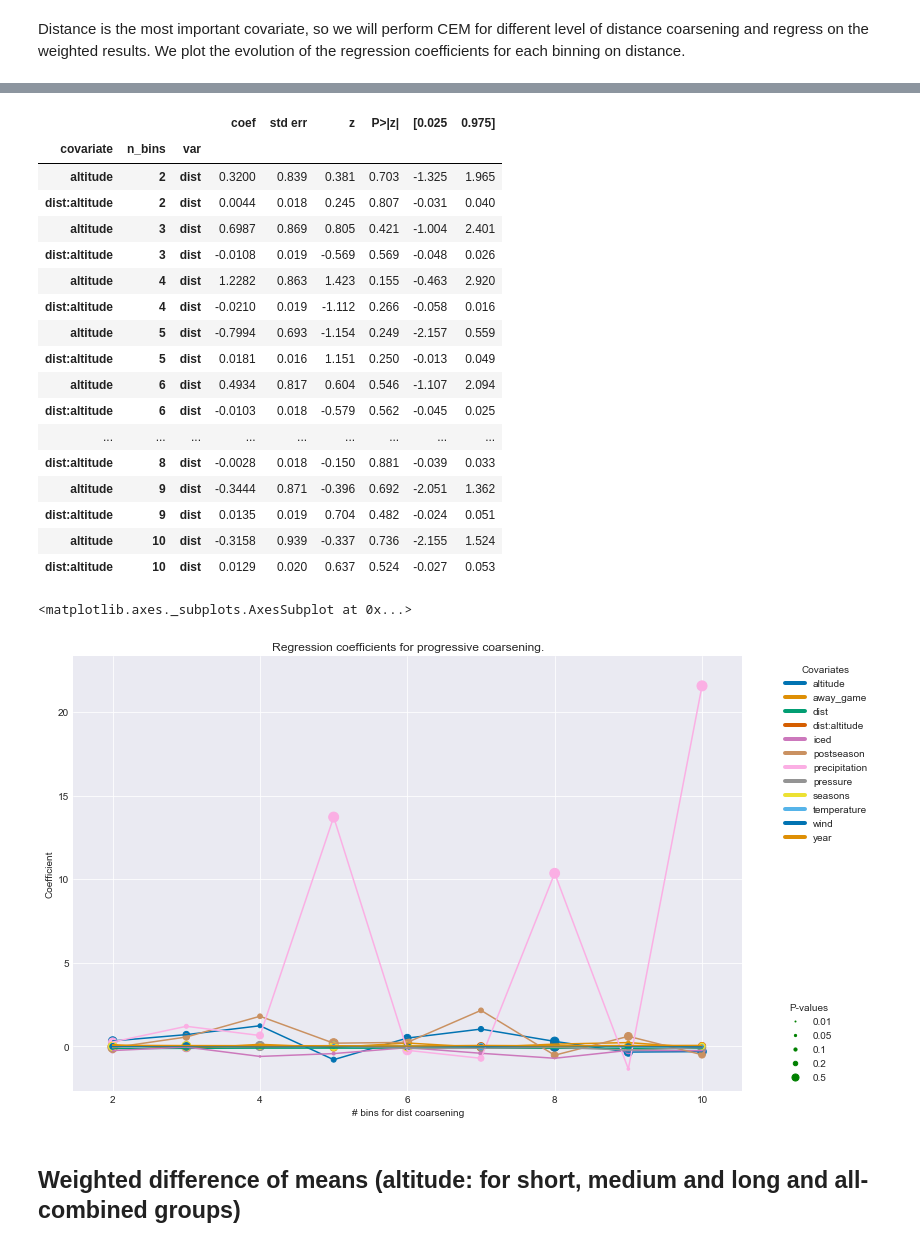
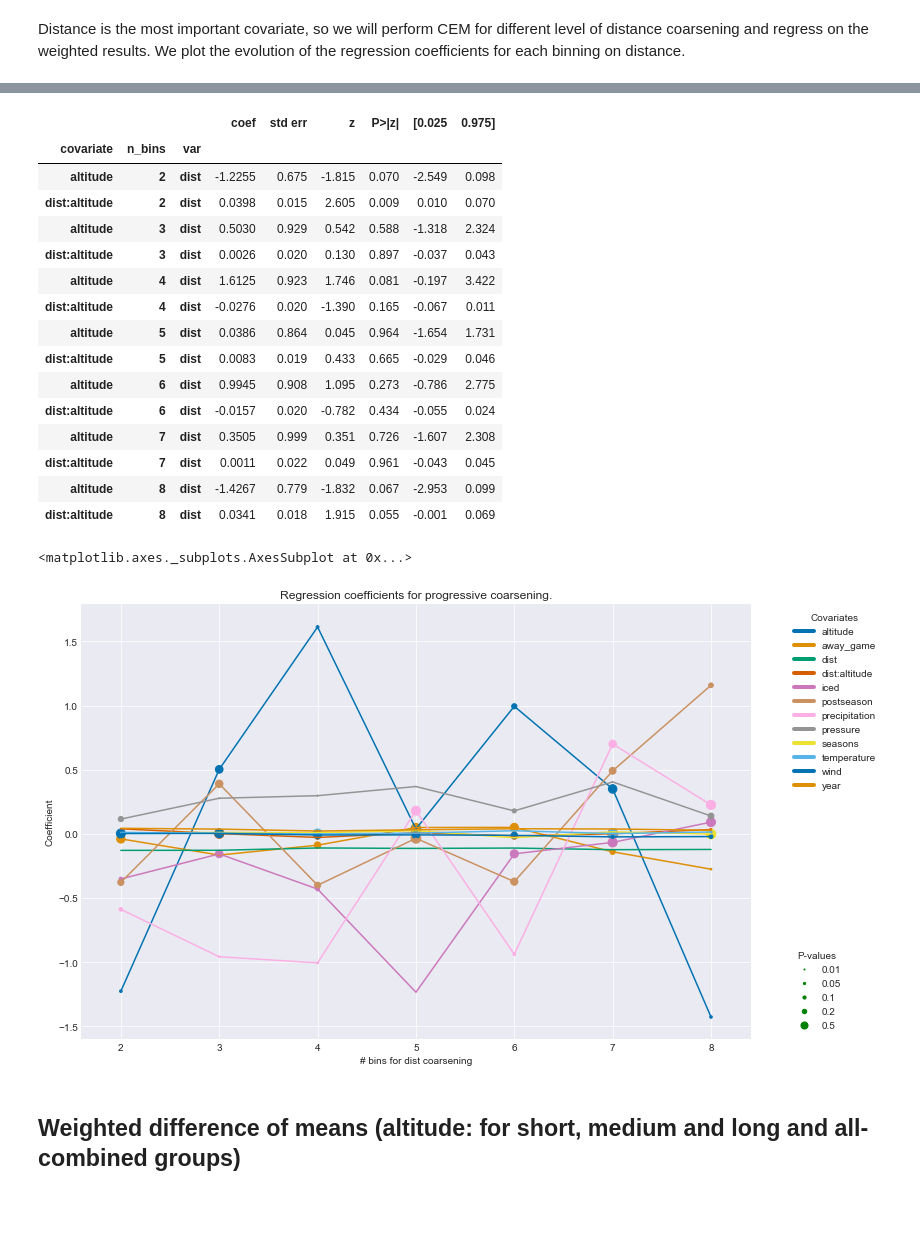
Before and after one commit to lewisbails/nfl-project, a Jupyter notebook: notebooks/field_goals.ipynb, the cells around one changed output, grey strips where cells are left out. Drawn from its saved outputs; the diff is of its cells as text; code cells hidden in the pictures; blank space fills up the shorter version.

```diff
--- a/notebooks/field_goals.ipynb
+++ b/notebooks/field_goals.ipynb
@@ -109,2 +109,4 @@ df
 # %%
 continuous = ['dist', 'year', 'seasons', 'temperature', 'wind', 'pressure']
+cem = CEM(df, T, 'good', continuous)
+# cem = CEM(df, T, 'good', continuous, H=5)
@@ -302,5 +284,6 @@ bins
  'away_game': {'bins': 2, 'cut': 'cut'}}
 # %%
 #model
+relax_on = [('dist', range(2,9), 'cut'),]
 formula = 'good ~ ' + ' + '.join(df.drop(['good']+drop, axis=1).columns) + f' + dist*{T}'
-summary = CEM.regress(df, T, 'good', bins, formula=formula, drop=drop, continuous=continuous)
+regressed = cem.regress(coarsening, relax_on, formula=formula, drop=drop)
@@ -321,29 +314,27 @@ summary.coarsenings()
 # %%
-summary.covariates().loc[[T,f'dist:{T}'], :]
+regressed.covariates().loc[[T,f'dist:{T}'], :]
 # %% [output]
 |  |  |  | coef | std err | z | P>|z| | [0.025 | 0.975] |
 | covariate | n_bins | var |  |  |  |  |  |  |
-| altitude | 2 | dist | 0.3200 | 0.839 | 0.381 | 0.703 | -1.325 | 1.965 |
-| dist:altitude | 2 | dist | 0.0044 | 0.018 | 0.245 | 0.807 | -0.031 | 0.040 |
-| altitude | 3 | dist | 0.6987 | 0.869 | 0.805 | 0.421 | -1.004 | 2.401 |
-| dist:altitude | 3 | dist | -0.0108 | 0.019 | -0.569 | 0.569 | -0.048 | 0.026 |
-| altitude | 4 | dist | 1.2282 | 0.863 | 1.423 | 0.155 | -0.463 | 2.920 |
-| dist:altitude | 4 | dist | -0.0210 | 0.019 | -1.112 | 0.266 | -0.058 | 0.016 |
-| altitude | 5 | dist | -0.7994 | 0.693 | -1.154 | 0.249 | -2.157 | 0.559 |
-| dist:altitude | 5 | dist | 0.0181 | 0.016 | 1.151 | 0.250 | -0.013 | 0.049 |
-| altitude | 6 | dist | 0.4934 | 0.817 | 0.604 | 0.546 | -1.107 | 2.094 |
-| dist:altitude | 6 | dist | -0.0103 | 0.018 | -0.579 | 0.562 | -0.045 | 0.025 |
-| ... | ... | ... | ... | ... | ... | ... | ... | ... |
-| dist:altitude | 8 | dist | -0.0028 | 0.018 | -0.150 | 0.881 | -0.039 | 0.033 |
-| altitude | 9 | dist | -0.3444 | 0.871 | -0.396 | 0.692 | -2.051 | 1.362 |
-| dist:altitude | 9 | dist | 0.0135 | 0.019 | 0.704 | 0.482 | -0.024 | 0.051 |
-| altitude | 10 | dist | -0.3158 | 0.939 | -0.337 | 0.736 | -2.155 | 1.524 |
-| dist:altitude | 10 | dist | 0.0129 | 0.020 | 0.637 | 0.524 | -0.027 | 0.053 |
+| altitude | 2 | dist | -1.2255 | 0.675 | -1.815 | 0.070 | -2.549 | 0.098 |
+| dist:altitude | 2 | dist | 0.0398 | 0.015 | 2.605 | 0.009 | 0.010 | 0.070 |
+| altitude | 3 | dist | 0.5030 | 0.929 | 0.542 | 0.588 | -1.318 | 2.324 |
+| dist:altitude | 3 | dist | 0.0026 | 0.020 | 0.130 | 0.897 | -0.037 | 0.043 |
+| altitude | 4 | dist | 1.6125 | 0.923 | 1.746 | 0.081 | -0.197 | 3.422 |
+| dist:altitude | 4 | dist | -0.0276 | 0.020 | -1.390 | 0.165 | -0.067 | 0.011 |
+| altitude | 5 | dist | 0.0386 | 0.864 | 0.045 | 0.964 | -1.654 | 1.731 |
+| dist:altitude | 5 | dist | 0.0083 | 0.019 | 0.433 | 0.665 | -0.029 | 0.046 |
+| altitude | 6 | dist | 0.9945 | 0.908 | 1.095 | 0.273 | -0.786 | 2.775 |
+| dist:altitude | 6 | dist | -0.0157 | 0.020 | -0.782 | 0.434 | -0.055 | 0.024 |
+| altitude | 7 | dist | 0.3505 | 0.999 | 0.351 | 0.726 | -1.607 | 2.308 |
+| dist:altitude | 7 | dist | 0.0011 | 0.022 | 0.049 | 0.961 | -0.043 | 0.045 |
+| altitude | 8 | dist | -1.4267 | 0.779 | -1.832 | 0.067 | -2.953 | 0.099 |
+| dist:altitude | 8 | dist | 0.0341 | 0.018 | 1.915 | 0.055 | -0.001 | 0.069 |
 # %%
-summary.plot(stars=False)
+regressed.plot(stars=False)
 # %% [output]
 <matplotlib.axes._subplots.AxesSubplot at 0x...>
-[figure, old version]
+[figure, new version]
 # %% [markdown]
 ## Weighted difference of means (altitude: for short, medium and long and all-combined groups)
 # %%
```
Also changed, not shown: parts of 29 cells of this notebook, 1 other file.
